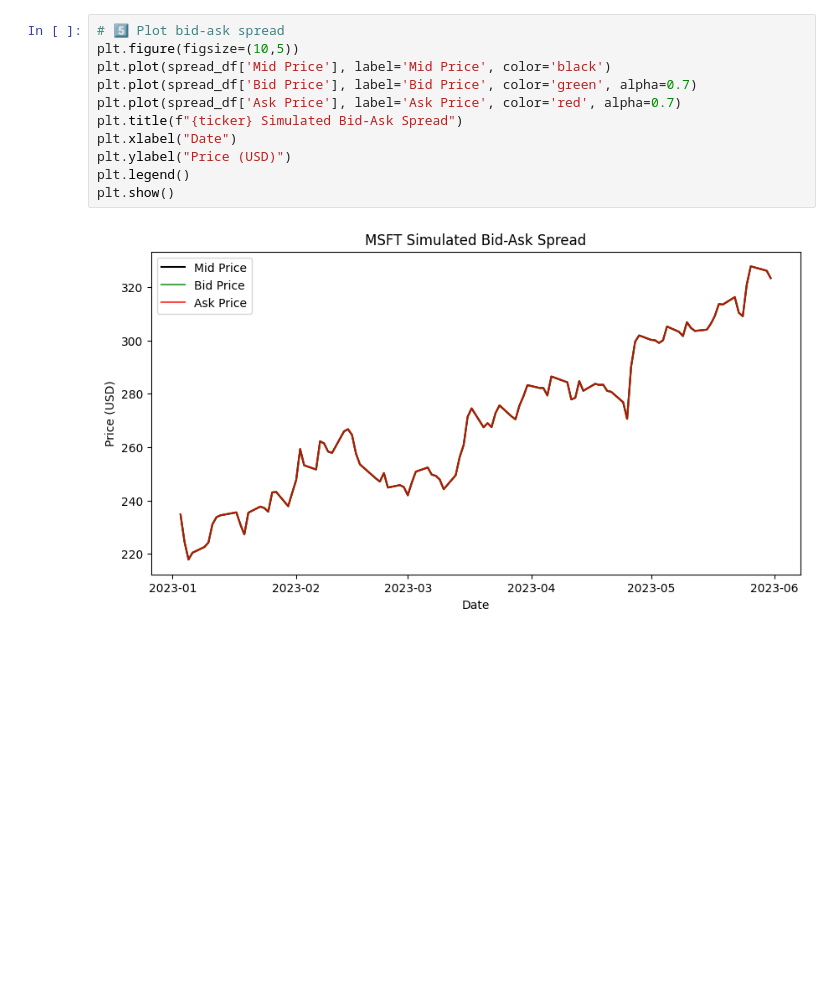
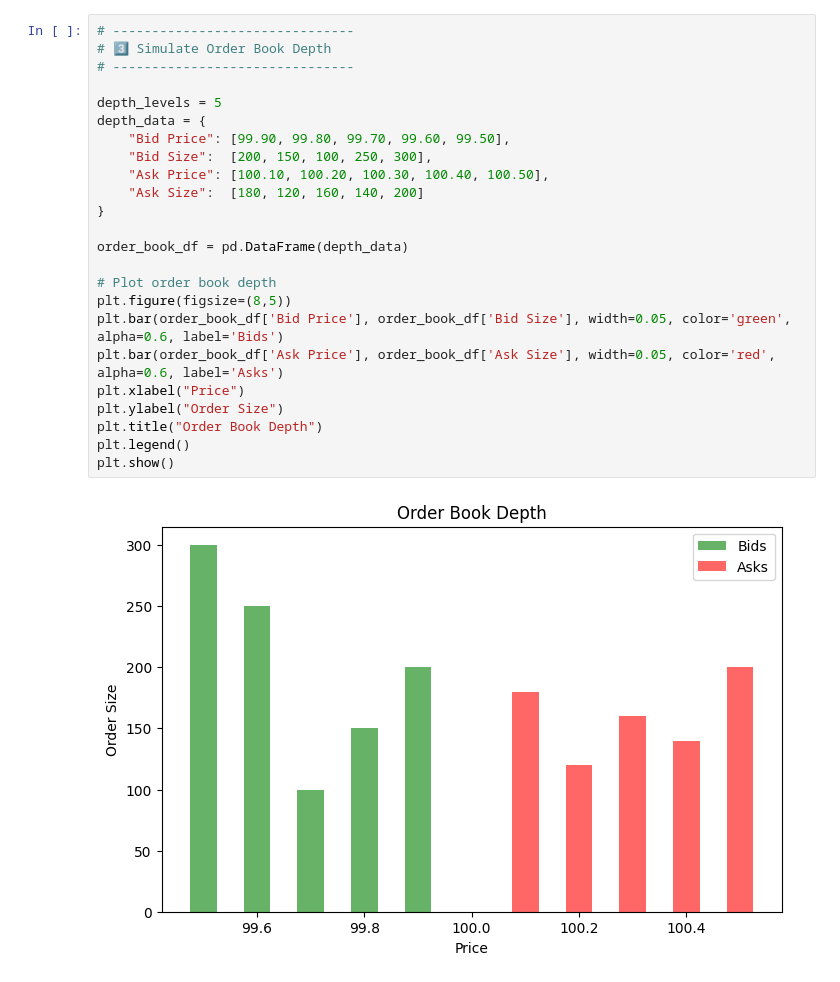
Before and after one commit to Stun1406/ai-finance-mastery, a Jupyter notebook: notebooks/02_market_microstructure.ipynb, the cells around one changed output. Drawn from its saved outputs; the diff is of its cells as text; blank space fills up the shorter version.

```diff
--- a/notebooks/02_market_microstructure.ipynb
+++ b/notebooks/02_market_microstructure.ipynb
@@ -50,13 +52,26 @@ spread_df.head()
 # %%
-# 5️⃣ Plot bid-ask spread
-plt.figure(figsize=(10,5))
-plt.plot(spread_df['Mid Price'], label='Mid Price', color='black')
-plt.plot(spread_df['Bid Price'], label='Bid Price', color='green', alpha=0.7)
-plt.plot(spread_df['Ask Price'], label='Ask Price', color='red', alpha=0.7)
-plt.title(f"{ticker} Simulated Bid-Ask Spread")
-plt.xlabel("Date")
-plt.ylabel("Price (USD)")
+# -------------------------------
+# 3️⃣ Simulate Order Book Depth
+# -------------------------------
+
+depth_levels = 5
+depth_data = {
+    "Bid Price": [99.90, 99.80, 99.70, 99.60, 99.50],
+    "Bid Size":  [200, 150, 100, 250, 300],
+    "Ask Price": [100.10, 100.20, 100.30, 100.40, 100.50],
+    "Ask Size":  [180, 120, 160, 140, 200]
+}
+
+order_book_df = pd.DataFrame(depth_data)
+
+# Plot order book depth
+plt.figure(figsize=(8,5))
+plt.bar(order_book_df['Bid Price'], order_book_df['Bid Size'], width=0.05, color='green', alpha=0.6, label='Bids')
+plt.bar(order_book_df['Ask Price'], order_book_df['Ask Size'], width=0.05, color='red', alpha=0.6, label='Asks')
+plt.xlabel("Price")
+plt.ylabel("Order Size")
+plt.title("Order Book Depth")
 plt.legend()
 plt.show()
 # %% [output]
-[figure, old version]
+[figure, new version]
```
Also changed, not shown: parts of 6 cells of this notebook, 3 other files.
